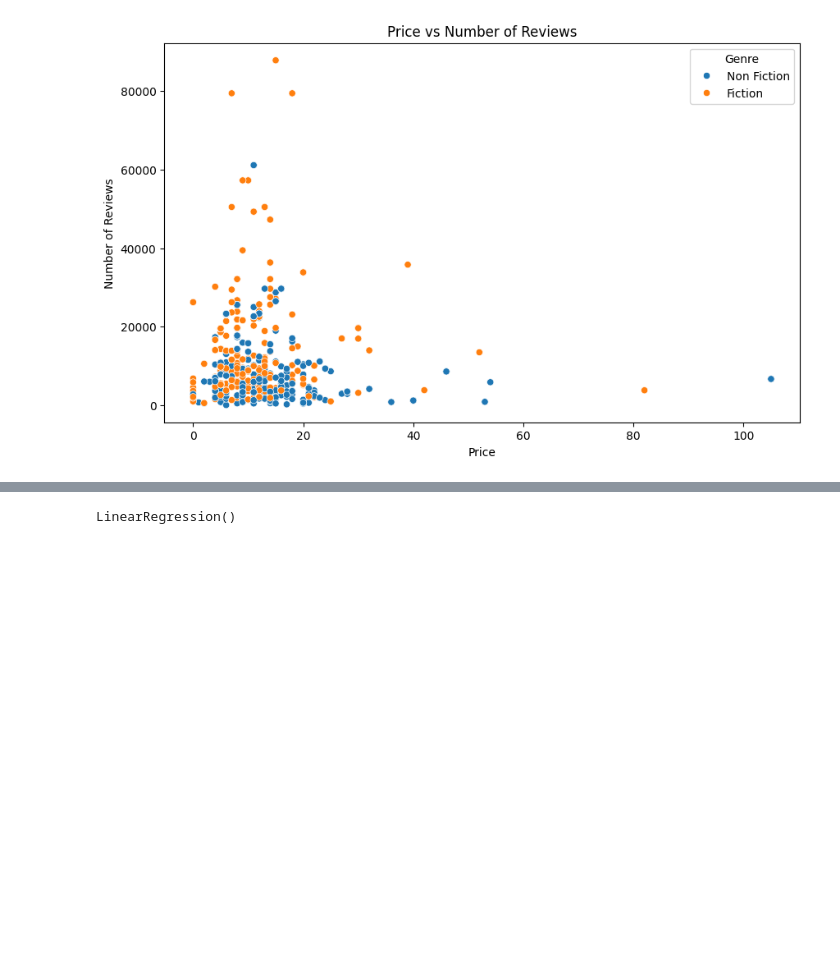
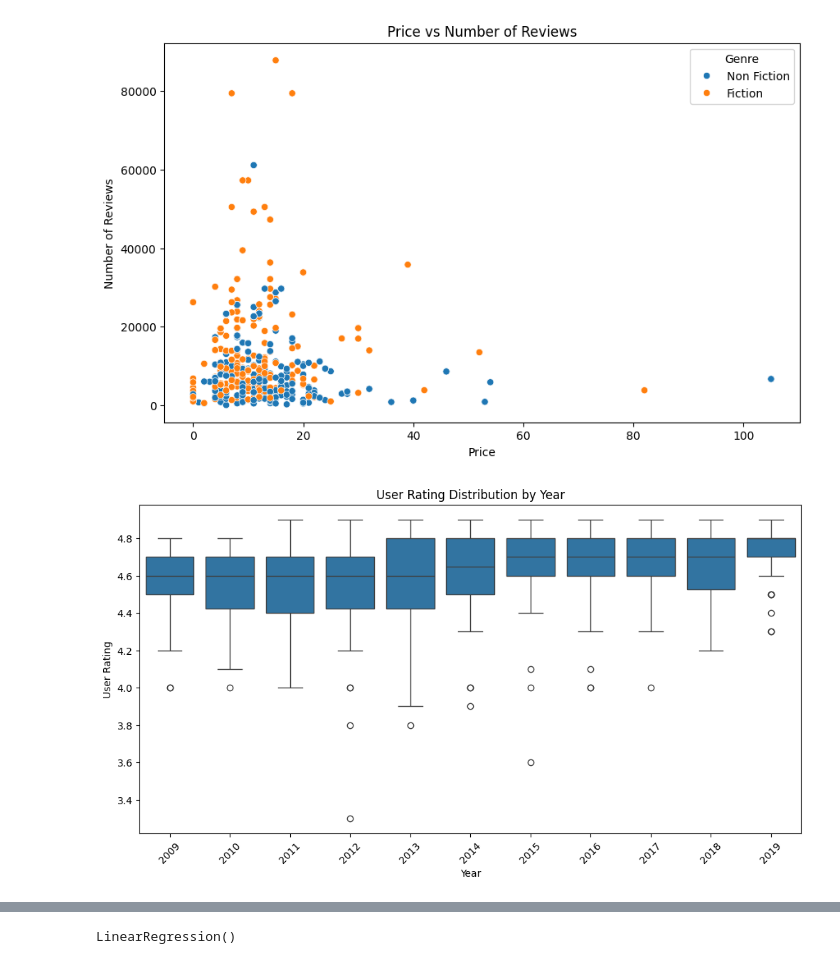
Before and after one commit to SID1060/DataGlimpse, a Jupyter notebook: Amazon_Bestselling.ipynb, the cells around one changed output, grey strips where cells are left out. Drawn from its saved outputs; the diff is of its cells as text; code cells hidden in the pictures; blank space fills up the shorter version.

```diff
--- a/Amazon_Bestselling.ipynb
+++ b/Amazon_Bestselling.ipynb
@@ -99,3 +106,13 @@ plt.ylabel('Number of Reviews')
 plt.show()
 # %% [output]
 [figure]
+# %%
+plt.figure(figsize=(12, 6))
+sns.boxplot(x='Year', y='User Rating', data=df)
+plt.title('User Rating Distribution by Year')
+plt.xlabel('Year')
+plt.ylabel('User Rating')
+plt.xticks(rotation=45)
+plt.show()
+# %% [output]
+[figure, added]
```
Also changed, not shown: parts of 5 cells of this notebook.
